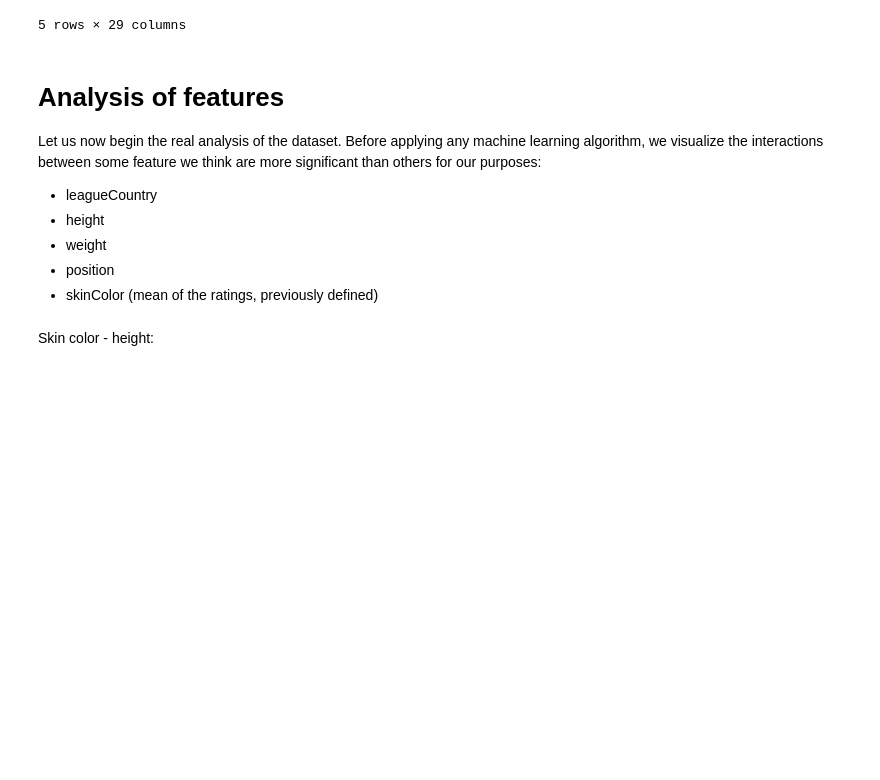
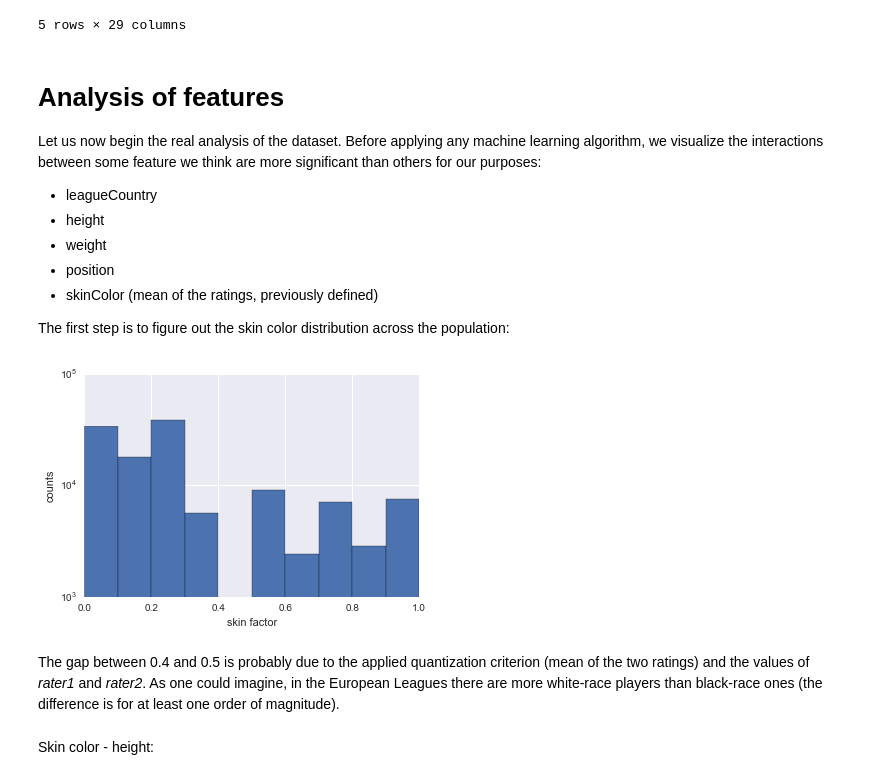
Before and after one commit to Bondzio/ADA_hw2016, a Jupyter notebook: 04 - Applied ML/AppliedML.ipynb, the cells around one changed output. Saved outputs shown, nothing was run; the diff lists cells and outputs as text; code cells hidden in the pictures; blank space fills up the shorter version.

Commit message:
finished data analysis. almost completed nan replacement

```diff
--- a/04 - Applied ML/AppliedML.ipynb
+++ b/04 - Applied ML/AppliedML.ipynb
@@ -109,6 +109,17 @@ Let us now begin the real analysis of the dataset. Before applying any machine l
 - weight
 - position
 - skinColor (mean of the ratings, previously defined)
+
+The first step is to figure out the skin color distribution across the population:
+# %%
+plt.hist(data.skinColor)
+plt.gca().set_xlabel('skin factor')
+plt.gca().set_ylabel('counts')
+plt.gca().set_yscale('log')
+# %% [output]
+[figure, added]
+# %% [markdown]
+The gap between 0.4 and 0.5 is probably due to the applied quantization criterion (mean of the two ratings) and the values of *rater1* and *rater2*. As one could imagine, in the European Leagues there are more white-race players than black-race ones (the difference is for at least one order of magnitude).
 # %%
 # quantize the parameter leagueCountry: 0 - England, 1 - France, 2 - Germany, 3 - Spain
 leagueToNum = {'England' : 0, 'France' : 1, 'Germany' : 2, 'Spain' : 3}
```
Also changed, not shown: parts of 50 cells of this notebook.
